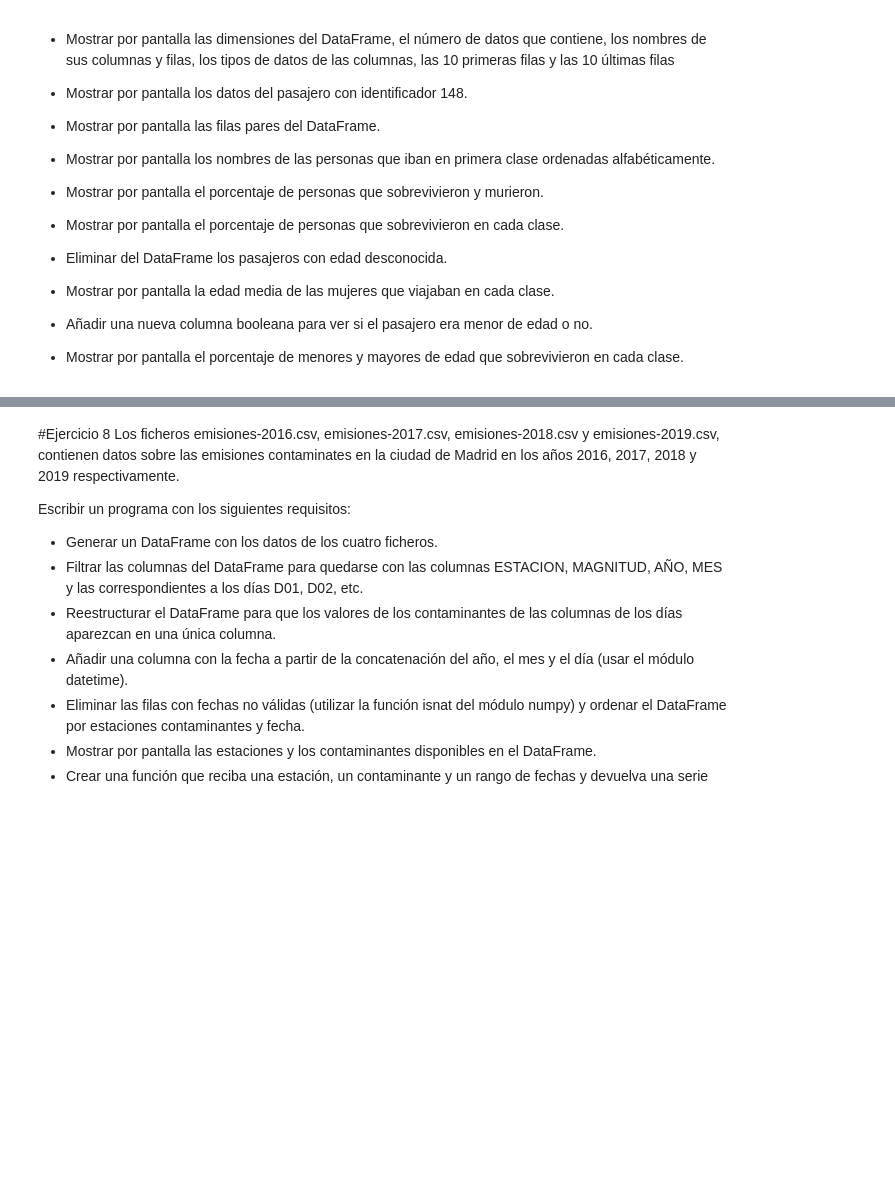
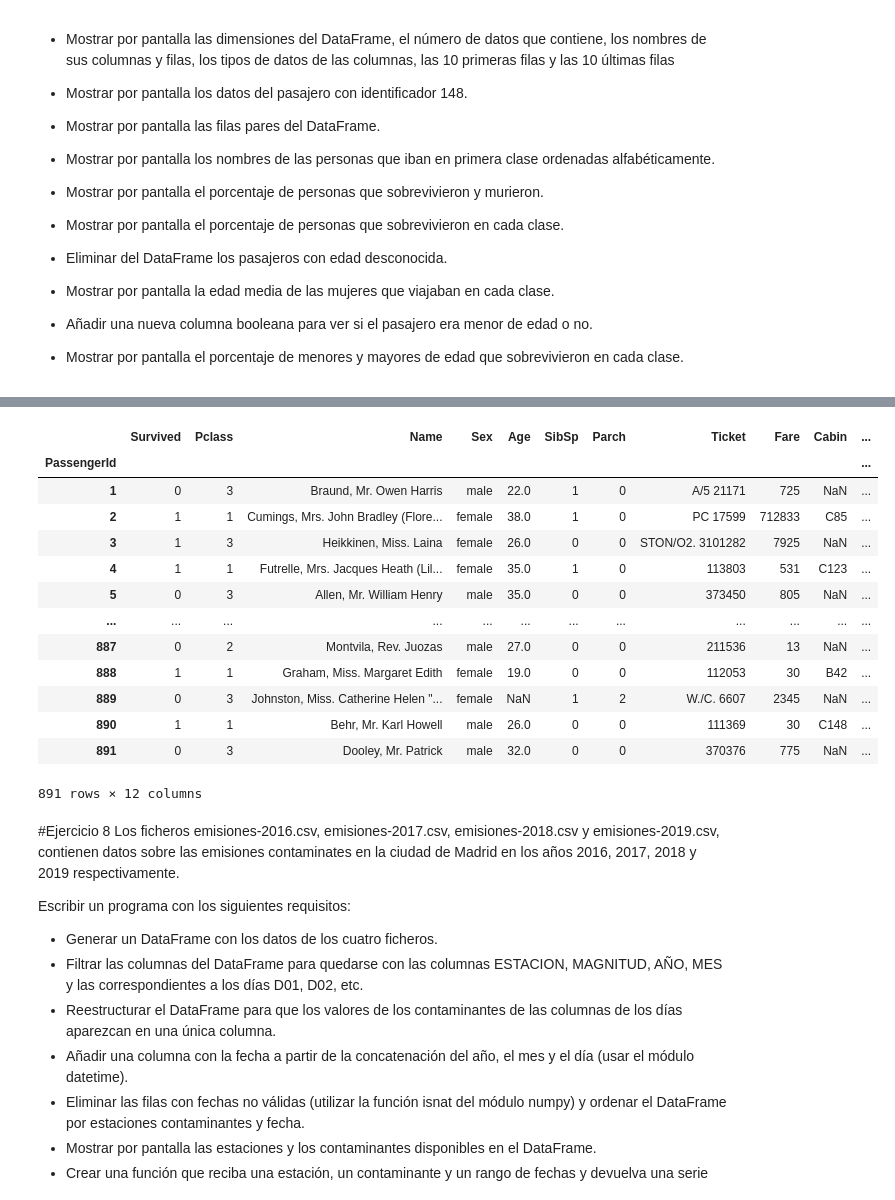
Before and after one commit to RaTon84/Pandas, a Jupyter notebook: Pandas.ipynb, the cells around one changed output, grey strips where cells are left out. Saved outputs shown, nothing was run; the diff lists cells and outputs as text; code cells hidden in the pictures; blank space fills up the shorter version.

```diff
--- a/Pandas.ipynb
+++ b/Pandas.ipynb
@@ -318,3 +353,24 @@ dtype: float64
+# %%
+# Añadir una nueva columna booleana para ver si el pasajero era menor de edad o no.
+# df["Age"] = df["Age"].astype(int)
+# df["Age"] = pd.to_(df["Age"], errors='coerce')
+df["Menor"] = df["Age"] < 18
+df
+# %% [output]
+|  | Survived | Pclass | Name | Sex | Age | SibSp | Parch | Ticket | Fare | Cabin | ... |
+| PassengerId |  |  |  |  |  |  |  |  |  |  | ... |
+| 1 | 0 | 3 | Braund, Mr. Owen Harris | male | 22.0 | 1 | 0 | A/5 21171 | 725 | NaN | ... |
+| 2 | 1 | 1 | Cumings, Mrs. John Bradley (Flore... | female | 38.0 | 1 | 0 | PC 17599 | 712833 | C85 | ... |
+| 3 | 1 | 3 | Heikkinen, Miss. Laina | female | 26.0 | 0 | 0 | STON/O2. 3101282 | 7925 | NaN | ... |
+| 4 | 1 | 1 | Futrelle, Mrs. Jacques Heath (Lil... | female | 35.0 | 1 | 0 | 113803 | 531 | C123 | ... |
+| 5 | 0 | 3 | Allen, Mr. William Henry | male | 35.0 | 0 | 0 | 373450 | 805 | NaN | ... |
+| ... | ... | ... | ... | ... | ... | ... | ... | ... | ... | ... | ... |
+| 887 | 0 | 2 | Montvila, Rev. Juozas | male | 27.0 | 0 | 0 | 211536 | 13 | NaN | ... |
+| 888 | 1 | 1 | Graham, Miss. Margaret Edith | female | 19.0 | 0 | 0 | 112053 | 30 | B42 | ... |
+| 889 | 0 | 3 | Johnston, Miss. Catherine Helen "... | female | NaN | 1 | 2 | W./C. 6607 | 2345 | NaN | ... |
+| 890 | 1 | 1 | Behr, Mr. Karl Howell | male | 26.0 | 0 | 0 | 111369 | 30 | C148 | ... |
+| 891 | 0 | 3 | Dooley, Mr. Patrick | male | 32.0 | 0 | 0 | 370376 | 775 | NaN | ... |
+891 rows × 12 columns
 # %% [markdown]
 #Ejercicio 8
 Los ficheros emisiones-2016.csv, emisiones-2017.csv, emisiones-2018.csv y emisiones-2019.csv, contienen datos sobre las emisiones contaminates en la ciudad de Madrid en los años 2016, 2017, 2018 y 2019 respectivamente.
```
Also changed, not shown: parts of 6 cells of this notebook.
